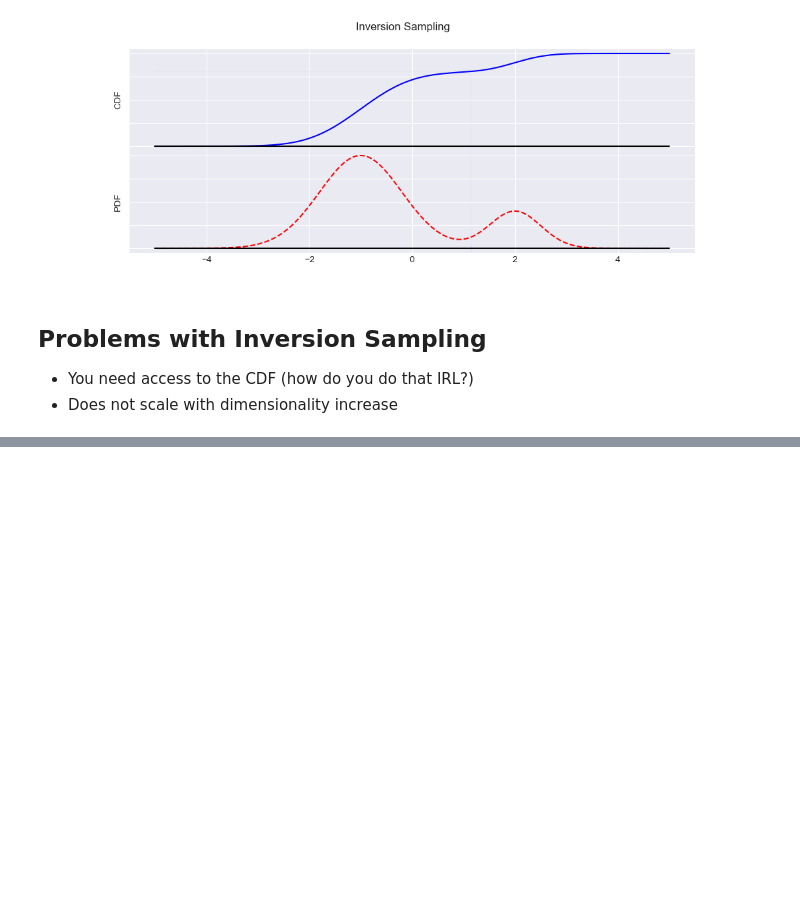
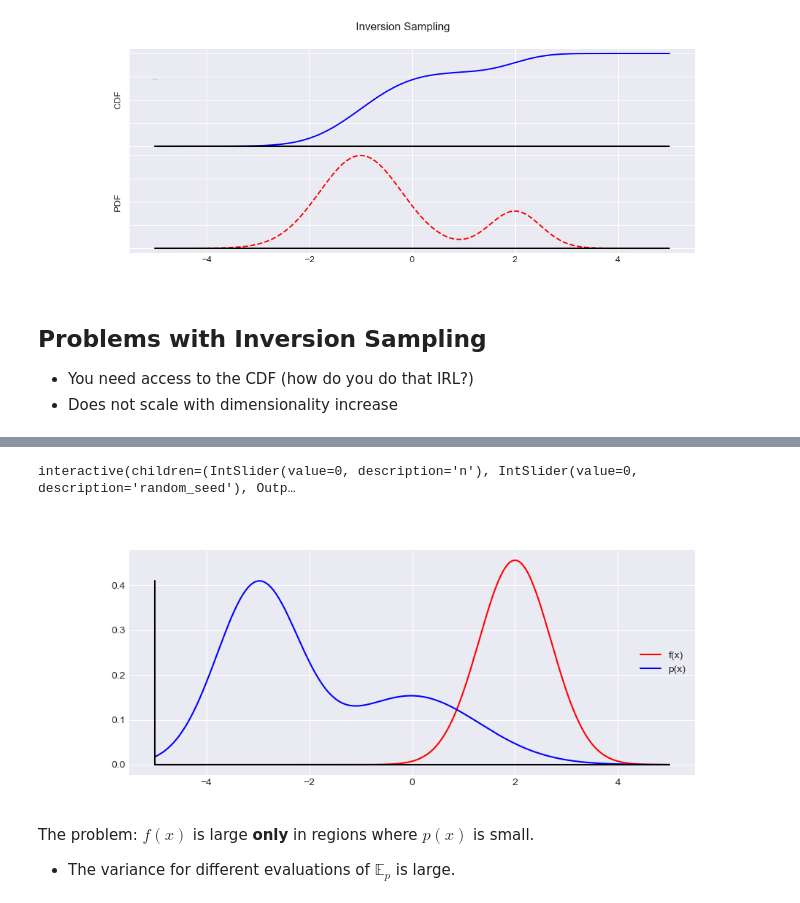
Before and after one commit to f-ilic/cib_seminar, a Jupyter notebook: overview.ipynb, the cells around one changed output, grey strips where cells are left out. Drawn from its saved outputs; the diff is of its cells as text; code cells hidden in the pictures; blank space fills up the shorter version.

Commit message:
update README, start importance sampling demo

```diff
--- a/overview.ipynb
+++ b/overview.ipynb
@@ -553,0 +583,68 @@ interactive(children=(IntSlider(value=1, description='n', max=3000, min=1, step=
+# %%
+def imporance_sampling():
+    num_samples = 100
+    def f(x, mean=0, sigma=0.1):
+        return np.exp(-(x - mean)**2 / (2 * sigma**2)) / (sigma * np.sqrt(2 * np.pi))
+
+    def sigmoid(x):
+        return 1/(1+np.exp(-x))
+
+    def functional_sig(x):
+        return sigmoid(x)*0.4 - f(x, 0.4, 0.5)*0.2
+
+    xs = np.linspace(-5, 5, 1000)
+
+    gaussian1 = f(xs, -3, 0.8)* 0.8
+    gaussian2 = f(xs, 0, 1.3)* 0.5
+    fig, ax0 = plt.subplots(1,1, figsize=(10,4))
+    fig.canvas.toolbar_visible = False
+    fig.canvas.header_visible = False
+    fig.canvas.footer_visible = False
+    fx = f(xs, 2, 0.7)* 0.8
+
+    pdf = gaussian1 + gaussian2
+    cdf = np.cumsum(pdf)
+
+
+    @widgets.interact(n=(0, num_samples, 1), rand_seed=(0, 100, 1))
+    def update(n = 0, rand_seed=0):
+        np.random.seed(rand_seed)
+        rands = np.random.uniform(low=0, high=cdf.max(), size=num_samples)
+
+        ax0.clear();
+        ax0.plot(xs, fx, '-r', label="f(x)")
+
+        ax0.plot(xs, pdf, '-b', label="p(x)")
+        ax0.plot(xs, np.zeros_like(xs), '-k')
+        ax0.plot([-5,-5],[0, pdf.max()], '-k')
+
+        if n != 0:
+            x_pt = []
+            y_pt = []
+            random_samples = rands[:n]
+            for i in list(random_samples):
+                closest_intercept = (np.abs(cdf - i)).argmin()
+                value = cdf[closest_intercept]
+                xval = xs[closest_intercept]
+                x_pt.append(xval)
+                y_pt.append(value)
+
+            list_pfs = []
+            for x,y in zip(x_pt, y_pt):
+                ax0.plot(x, 0,'b|', alpha=0.3, markersize=10, linewidth=100)
+                ax0.plot(-5, functional_sig(x), 'b_', alpha=0.3, markersize=10, linewidth=100)
+                ax0.plot([-5, x], [functional_sig(x),functional_sig(x)],'b-', alpha=0.08)
+                ax0.plot([x,x], [0,functional_sig(x)],'b-', alpha=0.08)
+                ax0.plot(-5, functional_sig(x),'b-')
+                list_pfs.append(functional_sig(x))
+
+            ax0.plot(-5,np.array(list_pfs).mean(), 'purple', marker="<")
+            ax0.plot([-5, -4], [np.array(list_pfs).mean(), np.array(list_pfs).mean()], 'purple', label="p(x)f(x)")
+        ax0.legend(loc='center right')
+imporance_sampling()
+# %% [output]
+interactive(children=(IntSlider(value=0, description='n'), IntSlider(value=0, description='random_seed'), Outp…
+[figure, added]
+# %% [markdown]
+The problem: $f(x)$ is large **only** in regions where $p(x)$ is small.
+* The variance for different evaluations of $\mathbb{E}_p$ is large.
```
Also changed, not shown: parts of 11 cells of this notebook, 1 other file.
